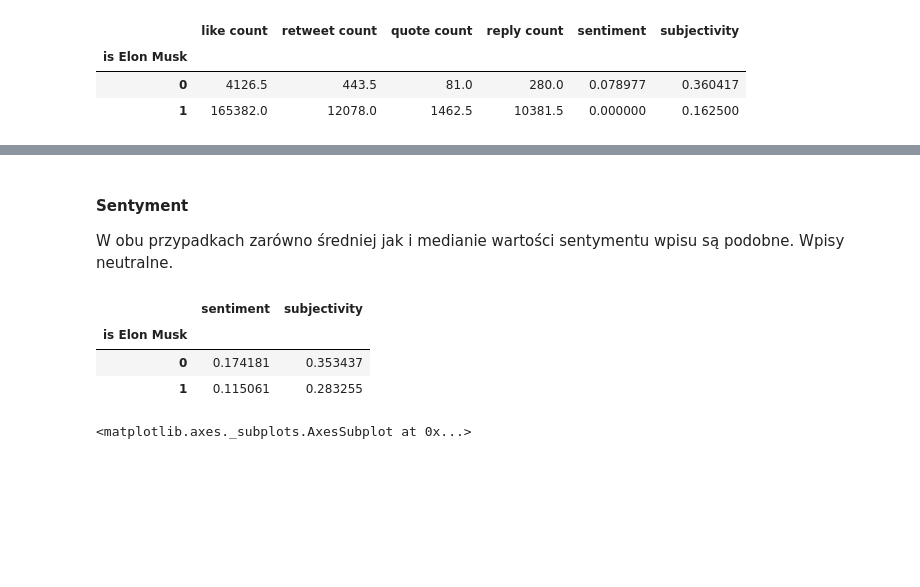
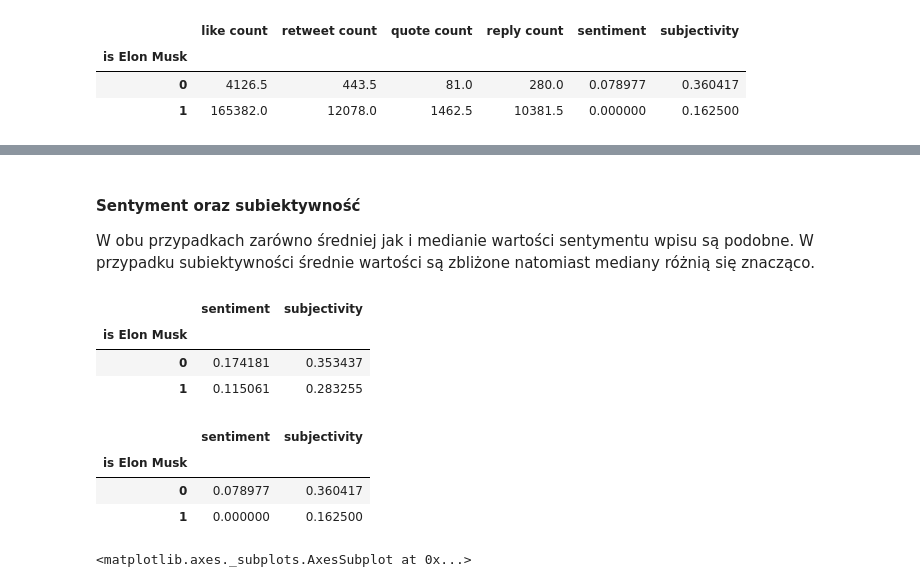
Before and after one commit to Wiktor-99/MAED, a Jupyter notebook: elon_musk_tweet_classification.ipynb, the cells around one changed output, grey strips where cells are left out. Cells and saved outputs as stored; diff of their text form; code cells hidden in the pictures; blank space fills up the shorter version.

```diff
--- a/elon_musk_tweet_classification.ipynb
+++ b/elon_musk_tweet_classification.ipynb
@@ -197,8 +210,9 @@ sb.boxplot(x=data_frame['is Elon Musk'], y=data_frame['reply count'])
 [figure]
 # %% [markdown]
-#### Sentyment
+#### Sentyment oraz subiektywność
 
-W obu przypadkach zarówno średniej jak i medianie wartości sentymentu wpisu są podobne. Wpisy neutralne.
+W obu przypadkach zarówno średniej jak i medianie wartości sentymentu wpisu są podobne.
+W przypadku subiektywności średnie wartości są zbliżone natomiast mediany różnią się znacząco.
 # %%
 numeric_columns = ['sentiment', 'subjectivity']
 data_frame.groupby(by='is Elon Musk')[numeric_columns].mean()
@@ -207,6 +221,13 @@ data_frame.groupby(by='is Elon Musk')[numeric_columns].mean()
 | is Elon Musk |  |  |
 | 0 | 0.174181 | 0.353437 |
 | 1 | 0.115061 | 0.283255 |
+# %%
+data_frame.groupby(by='is Elon Musk')[numeric_columns].median()
+# %% [output]
+|  | sentiment | subjectivity |
+| is Elon Musk |  |  |
+| 0 | 0.078977 | 0.360417 |
+| 1 | 0.000000 | 0.162500 |
 # %%
 sb.boxplot(x=data_frame['is Elon Musk'], y=data_frame['sentiment'])
 # %% [output]
```
Also changed, not shown: parts of 17 cells of this notebook.
